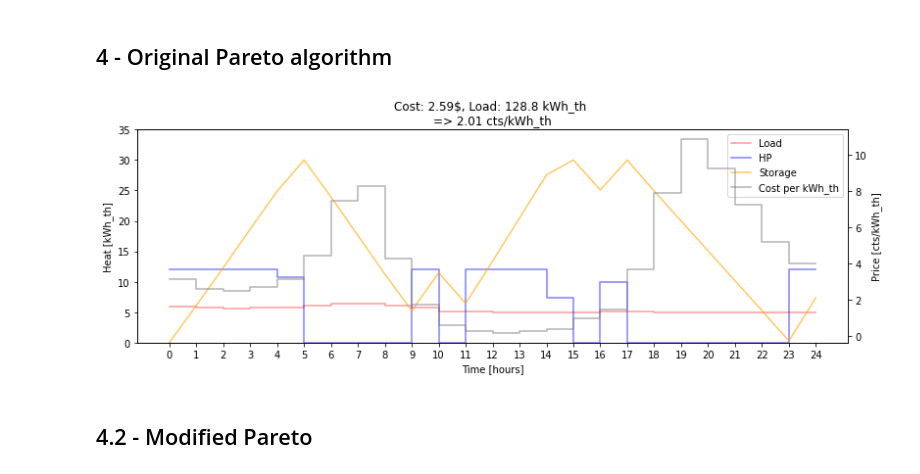
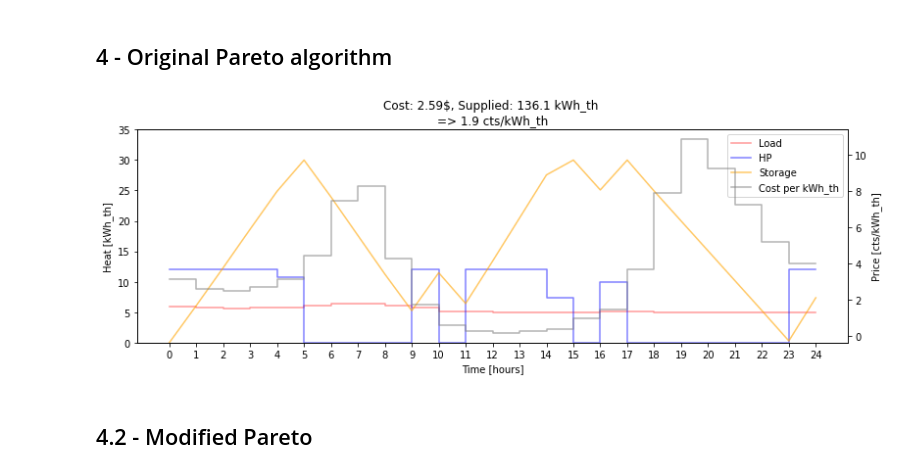
Before and after one commit to thdfw/master_thesis, a Jupyter notebook: data_driven_control/pareto.ipynb, the cells around one changed output. Drawn from its saved outputs; the diff is of its cells as text; code cells hidden in the pictures.

```diff
--- a/data_driven_control/pareto.ipynb
+++ b/data_driven_control/pareto.ipynb
@@ -395,7 +395,7 @@ def get_pareto_original(cost_th_list, load, max_storage, PRINT):
     for i in range(N):
         total_cost += Q_HP[i]*cost_th_list[i]
     total_cost = round(total_cost/100,2)
-    total_energy = round(sum(load),1)
+    total_energy = round(sum(Q_HP),1)
 
     return Q_HP, storage, ok, total_cost, total_energy
 # %%
@@ -406,35 +406,35 @@ Q_HP, storage, ok, total_cost, total_energy = get_pareto_original(cost_th_list,
 cost_th_list2 = cost_th_list + [cost_th_list[-1]]
 Q_HP = [round(x,3) for x in Q_HP + [Q_HP[-1]]]
 load2 = load + [load[-1]]
 
 # Plot the state of the system
 fig, ax = plt.subplots(1,1, figsize=(13,4))
-plt.title(f"Cost: {total_cost}$, Load: {total_energy} kWh_th \n=> {round(100*total_cost/total_energy,2)} cts/kWh_th")
+plt.title(f"Cost: {total_cost}$, Supplied: {total_energy} kWh_th \n=> {round(100*total_cost/total_energy,2)} cts/kWh_th")
 ax2 = ax.twinx()
 ax2.step(range(N+1), cost_th_list2, where='post', color='gray', alpha=0.6, label='Cost per kWh_th')
 ax.step(range(N+1), load2, where='post', color='red', alpha=0.4, label='Load')
 ax.step(range(N+1), Q_HP, where='post', color='blue', alpha=0.5, label='HP')
 ax.plot(storage, color='orange', alpha=0.6, label='Storage')
 ax.set_ylim([0,35])
 ax.set_xticks(range(N+1))
 ax.set_xlabel("Time [hours]")
 ax.set_ylabel("Heat [kWh_th]")
 ax2.set_ylabel("Price [cts/kWh_th]")
 lines1, labels1 = ax.get_legend_handles_labels()
 lines2, labels2 = ax2.get_legend_handles_labels()
 ax.legend(lines1 + lines2, labels1 + labels2)
 
 start_idx = None
 for i, value in enumerate(ok):
     if value == 1 and start_idx is None:
         start_idx = i
     elif value == 0 and start_idx is not None:
         ax.axvspan(start_idx, i, facecolor='red', alpha=0.1)
         start_idx = None
 
 plt.show()
 # %% [output]
-[figure, old version]
+[figure, new version]
 # %% [markdown]
 ## 4.2 - Modified Pareto
 # %%
```
